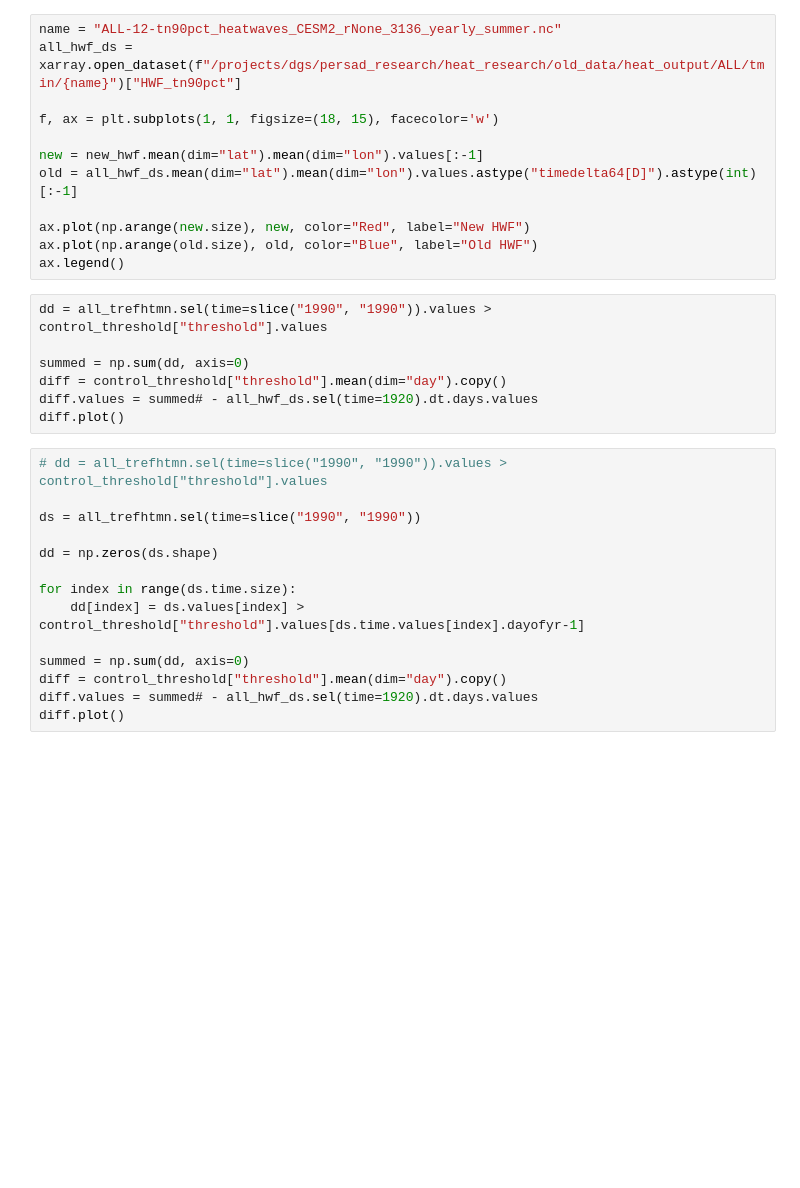
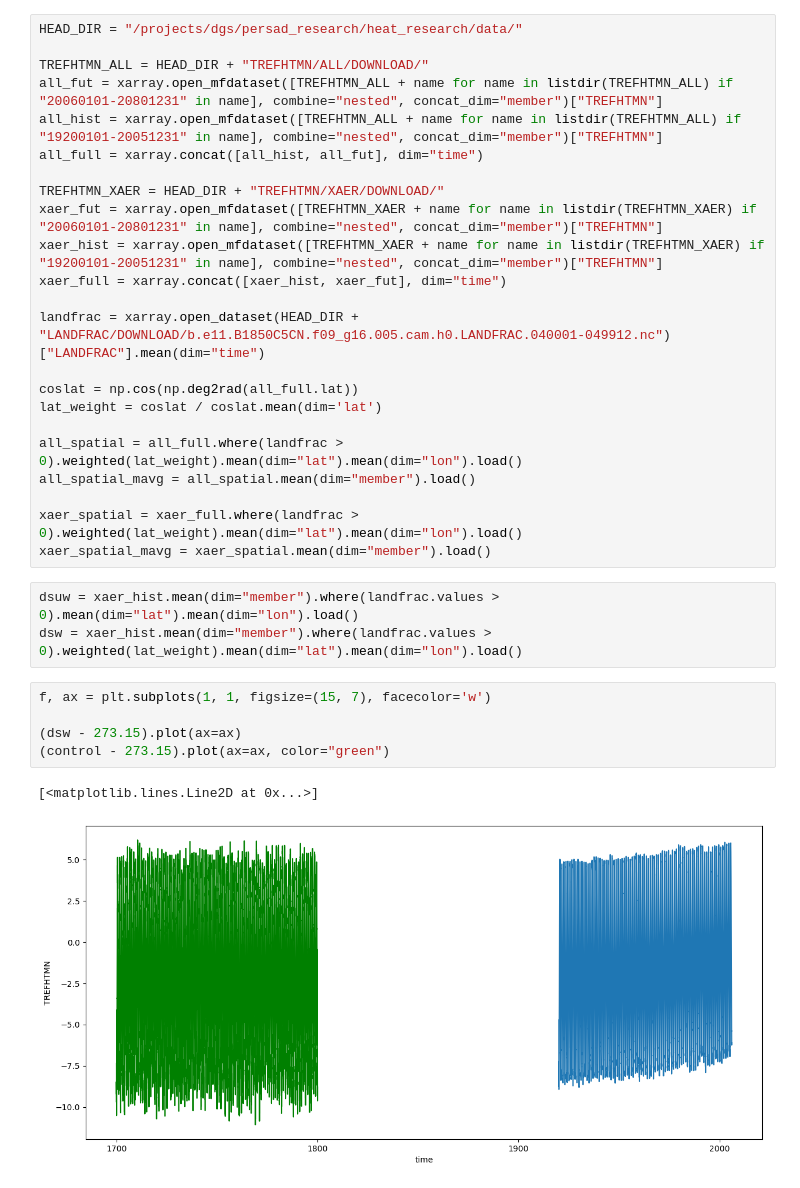
Before and after one commit to AgentOxygen/aerosol-heatwaves, a Jupyter notebook: notebooks/MainFigures.ipynb, the cells around one changed output. Cells and saved outputs as stored; diff of their text form; blank space fills up the shorter version.

```diff
--- a/notebooks/MainFigures.ipynb
+++ b/notebooks/MainFigures.ipynb
@@ -167,33 +7,34 @@ con_comp = xarray.open_dataset("../../data/thresholds/CONTROL/control_threshold.
-# %%
-name = "ALL-12-tn90pct_heatwaves_CESM2_rNone_3136_yearly_summer.nc"
-all_hwf_ds = xarray.open_dataset(f"/projects/dgs/persad_research/heat_research/old_data/heat_output/ALL/tmin/{name}")["HWF_tn90pct"]
-
-f, ax = plt.subplots(1, 1, figsize=(18, 15), facecolor='w')
-
-new = new_hwf.mean(dim="lat").mean(dim="lon").values[:-1]
-old = all_hwf_ds.mean(dim="lat").mean(dim="lon").values.astype("timedelta64[D]").astype(int)[:-1]
-
-ax.plot(np.arange(new.size), new, color="Red", label="New HWF")
-ax.plot(np.arange(old.size), old, color="Blue", label="Old HWF")
-ax.legend()
-# %%
-dd = all_trefhtmn.sel(time=slice("1990", "1990")).values > control_threshold["threshold"].values
-
-summed = np.sum(dd, axis=0)
-diff = control_threshold["threshold"].mean(dim="day").copy()
-diff.values = summed# - all_hwf_ds.sel(time=1920).dt.days.values
-diff.plot()
-# %%
-# dd = all_trefhtmn.sel(time=slice("1990", "1990")).values > control_threshold["threshold"].values
-
-ds = all_trefhtmn.sel(time=slice("1990", "1990"))
-
-dd = np.zeros(ds.shape)
-
-for index in range(ds.time.size):
-    dd[index] = ds.values[index] > control_threshold["threshold"].values[ds.time.values[index].dayofyr-1]
-
-summed = np.sum(dd, axis=0)
-diff = control_threshold["threshold"].mean(dim="day").copy()
-diff.values = summed# - all_hwf_ds.sel(time=1920).dt.days.values
-diff.plot()
+# %%
+HEAD_DIR = "/projects/dgs/persad_research/heat_research/data/"
+
+TREFHTMN_ALL = HEAD_DIR + "TREFHTMN/ALL/DOWNLOAD/"
+all_fut = xarray.open_mfdataset([TREFHTMN_ALL + name for name in listdir(TREFHTMN_ALL) if "20060101-20801231" in name], combine="nested", concat_dim="member")["TREFHTMN"]
+all_hist = xarray.open_mfdataset([TREFHTMN_ALL + name for name in listdir(TREFHTMN_ALL) if "19200101-20051231" in name], combine="nested", concat_dim="member")["TREFHTMN"]
+all_full = xarray.concat([all_hist, all_fut], dim="time")
+
+TREFHTMN_XAER = HEAD_DIR + "TREFHTMN/XAER/DOWNLOAD/"
+xaer_fut = xarray.open_mfdataset([TREFHTMN_XAER + name for name in listdir(TREFHTMN_XAER) if "20060101-20801231" in name], combine="nested", concat_dim="member")["TREFHTMN"]
+xaer_hist = xarray.open_mfdataset([TREFHTMN_XAER + name for name in listdir(TREFHTMN_XAER) if "19200101-20051231" in name], combine="nested", concat_dim="member")["TREFHTMN"]
+xaer_full = xarray.concat([xaer_hist, xaer_fut], dim="time")
+
+landfrac = xarray.open_dataset(HEAD_DIR + "LANDFRAC/DOWNLOAD/b.e11.B1850C5CN.f09_g16.005.cam.h0.LANDFRAC.040001-049912.nc")["LANDFRAC"].mean(dim="time")
+
+coslat = np.cos(np.deg2rad(all_full.lat))
+lat_weight = coslat / coslat.mean(dim='lat')
+
+all_spatial = all_full.where(landfrac > 0).weighted(lat_weight).mean(dim="lat").mean(dim="lon").load()
+all_spatial_mavg = all_spatial.mean(dim="member").load()
+
+xaer_spatial = xaer_full.where(landfrac > 0).weighted(lat_weight).mean(dim="lat").mean(dim="lon").load()
+xaer_spatial_mavg = xaer_spatial.mean(dim="member").load()
+# %%
+dsuw = xaer_hist.mean(dim="member").where(landfrac.values > 0).mean(dim="lat").mean(dim="lon").load()
+dsw = xaer_hist.mean(dim="member").where(landfrac.values > 0).weighted(lat_weight).mean(dim="lat").mean(dim="lon").load()
+# %%
+f, ax = plt.subplots(1, 1, figsize=(15, 7), facecolor='w')
+
+(dsw - 273.15).plot(ax=ax)
+(control - 273.15).plot(ax=ax, color="green")
+# %% [output]
+[<matplotlib.lines.Line2D at 0x...>]
+[figure, added]
```
Also changed, not shown: parts of 23 cells of this notebook, 6 other files.
